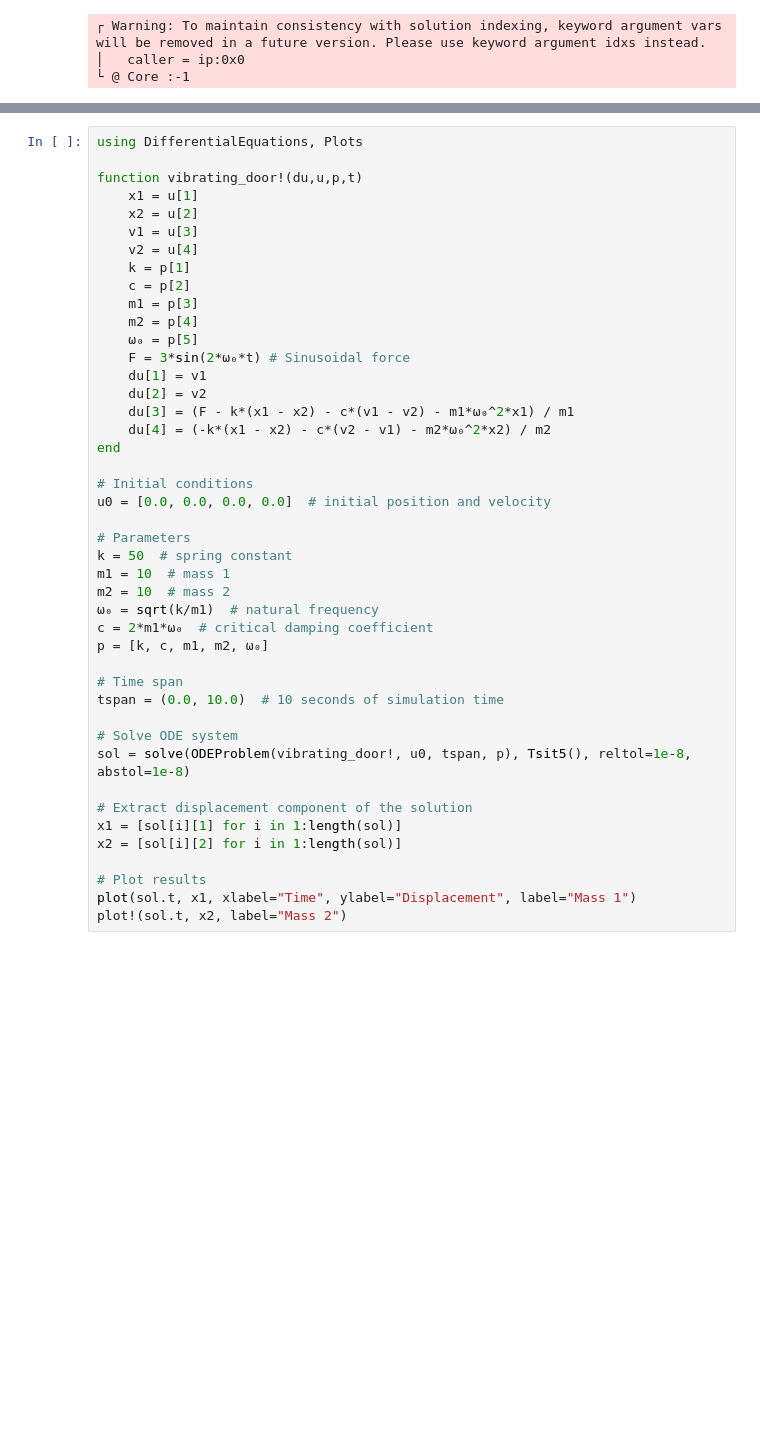
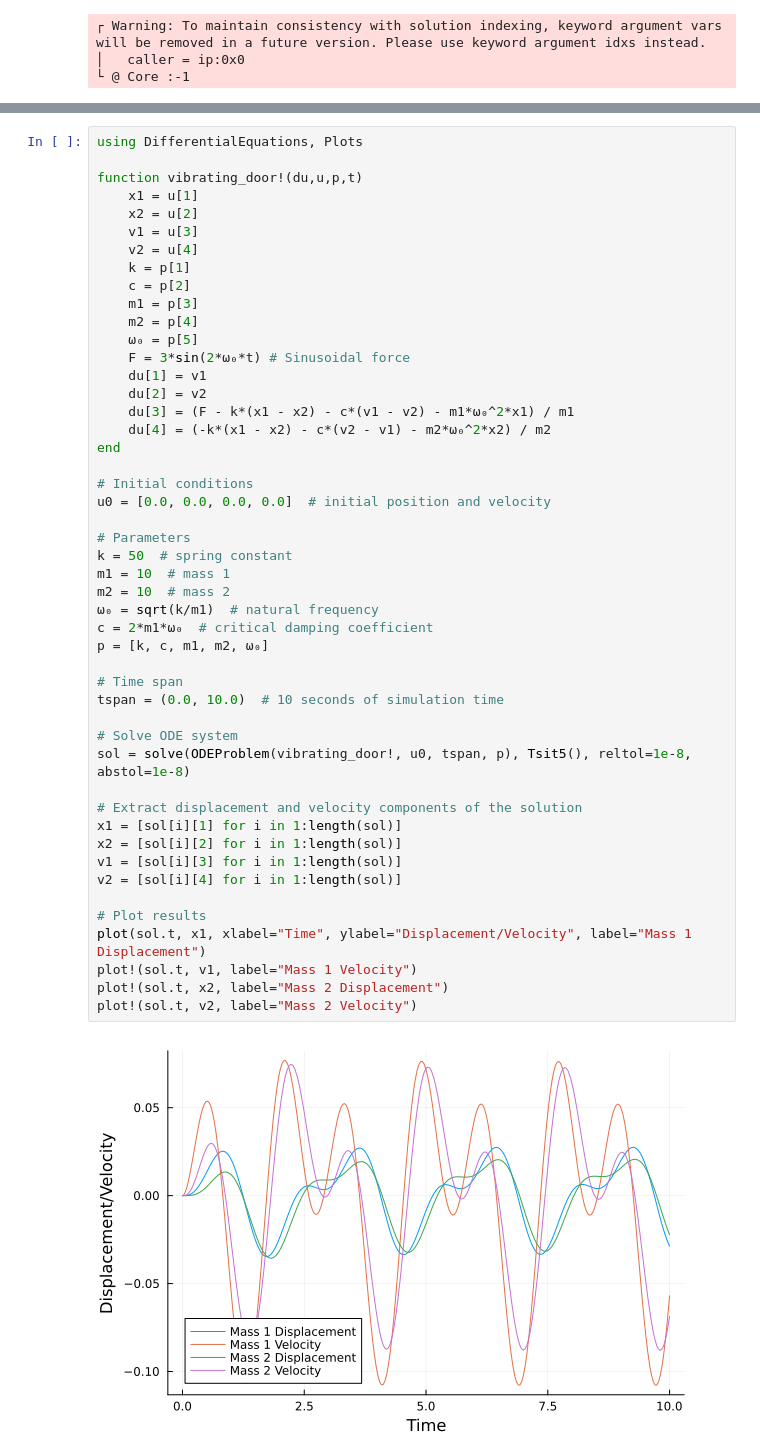
Before and after one commit to mrsalveen/Finite-Element-Model, a Jupyter notebook: massPoint1.ipynb, the cells around one changed output, grey strips where cells are left out. Saved outputs shown, nothing was run; the diff lists cells and outputs as text; blank space fills up the shorter version.

```diff
--- a/massPoint1.ipynb
+++ b/massPoint1.ipynb
@@ -117,33 +169,39 @@ function vibrating_door!(du,u,p,t)
     m2 = p[4]
     ω₀ = p[5]
     F = 3*sin(2*ω₀*t) # Sinusoidal force
     du[1] = v1
     du[2] = v2
     du[3] = (F - k*(x1 - x2) - c*(v1 - v2) - m1*ω₀^2*x1) / m1
     du[4] = (-k*(x1 - x2) - c*(v2 - v1) - m2*ω₀^2*x2) / m2
 end
 
 # Initial conditions
 u0 = [0.0, 0.0, 0.0, 0.0]  # initial position and velocity
 
 # Parameters
 k = 50  # spring constant
 m1 = 10  # mass 1
 m2 = 10  # mass 2
 ω₀ = sqrt(k/m1)  # natural frequency
 c = 2*m1*ω₀  # critical damping coefficient
 p = [k, c, m1, m2, ω₀]
 
 # Time span
 tspan = (0.0, 10.0)  # 10 seconds of simulation time
 
 # Solve ODE system
 sol = solve(ODEProblem(vibrating_door!, u0, tspan, p), Tsit5(), reltol=1e-8, abstol=1e-8)
 
-# Extract displacement component of the solution
+# Extract displacement and velocity components of the solution
 x1 = [sol[i][1] for i in 1:length(sol)]
 x2 = [sol[i][2] for i in 1:length(sol)]
+v1 = [sol[i][3] for i in 1:length(sol)]
+v2 = [sol[i][4] for i in 1:length(sol)]
 
 # Plot results
-plot(sol.t, x1, xlabel="Time", ylabel="Displacement", label="Mass 1")
-plot!(sol.t, x2, label="Mass 2")
+plot(sol.t, x1, xlabel="Time", ylabel="Displacement/Velocity", label="Mass 1 Displacement")
+plot!(sol.t, v1, label="Mass 1 Velocity")
+plot!(sol.t, x2, label="Mass 2 Displacement")
+plot!(sol.t, v2, label="Mass 2 Velocity")
+# %% [output]
+[figure, added]
```
Also changed, not shown: parts of 4 cells of this notebook.
